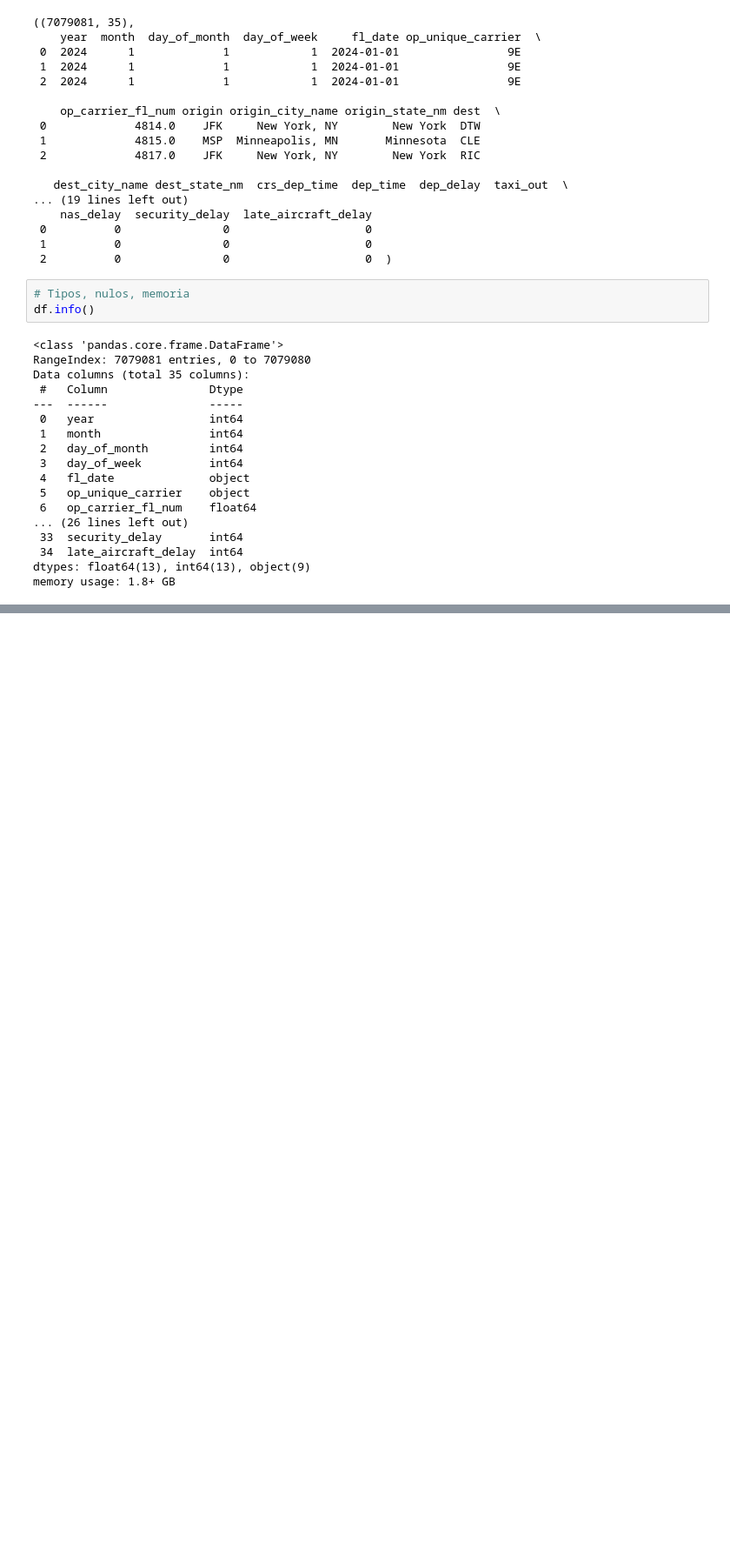
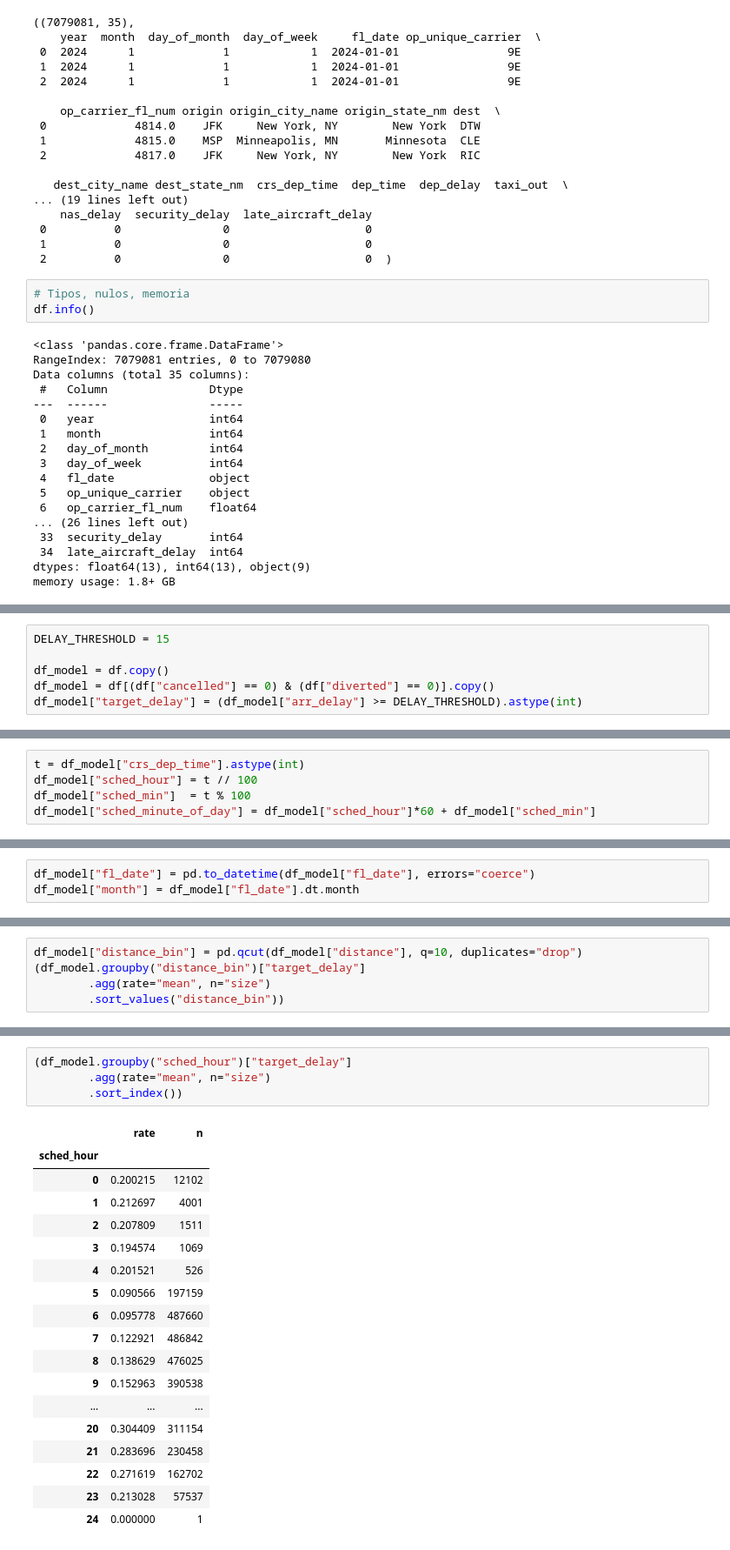
Before and after one commit to Smejia2002/flightdelay, a Jupyter notebook: notebooks/00_eda.ipynb, the cells around one changed output, grey strips where cells are left out. Shown at 87% size. Cells and saved outputs as stored; diff of their text form; blank space fills up the shorter version.

```diff
--- a/notebooks/00_eda.ipynb
+++ b/notebooks/00_eda.ipynb
@@ -47,0 +67,6 @@ memory usage: 1.8+ GB
+# %%
+DELAY_THRESHOLD = 15
+
+df_model = df.copy()
+df_model = df[(df["cancelled"] == 0) & (df["diverted"] == 0)].copy()
+df_model["target_delay"] = (df_model["arr_delay"] >= DELAY_THRESHOLD).astype(int)
@@ -47,0 +113,5 @@ memory usage: 1.8+ GB
+# %%
+t = df_model["crs_dep_time"].astype(int)
+df_model["sched_hour"] = t // 100
+df_model["sched_min"]  = t % 100
+df_model["sched_minute_of_day"] = df_model["sched_hour"]*60 + df_model["sched_min"]
@@ -47,0 +130,3 @@ memory usage: 1.8+ GB
+# %%
+df_model["fl_date"] = pd.to_datetime(df_model["fl_date"], errors="coerce")
+df_model["month"] = df_model["fl_date"].dt.month
@@ -47,0 +148,5 @@ memory usage: 1.8+ GB
+# %%
+df_model["distance_bin"] = pd.qcut(df_model["distance"], q=10, duplicates="drop")
+(df_model.groupby("distance_bin")["target_delay"]
+        .agg(rate="mean", n="size")
+        .sort_values("distance_bin"))
@@ -47,0 +170,23 @@ memory usage: 1.8+ GB
+# %%
+(df_model.groupby("sched_hour")["target_delay"]
+        .agg(rate="mean", n="size")
+        .sort_index())
+# %% [output]
+|  | rate | n |
+| sched_hour |  |  |
+| 0 | 0.200215 | 12102 |
+| 1 | 0.212697 | 4001 |
+| 2 | 0.207809 | 1511 |
+| 3 | 0.194574 | 1069 |
+| 4 | 0.201521 | 526 |
+| 5 | 0.090566 | 197159 |
+| 6 | 0.095778 | 487660 |
+| 7 | 0.122921 | 486842 |
+| 8 | 0.138629 | 476025 |
+| 9 | 0.152963 | 390538 |
+| ... | ... | ... |
+| 20 | 0.304409 | 311154 |
+| 21 | 0.283696 | 230458 |
+| 22 | 0.271619 | 162702 |
+| 23 | 0.213028 | 57537 |
+| 24 | 0.000000 | 1 |
```
Also changed, not shown: parts of 16 cells of this notebook.
